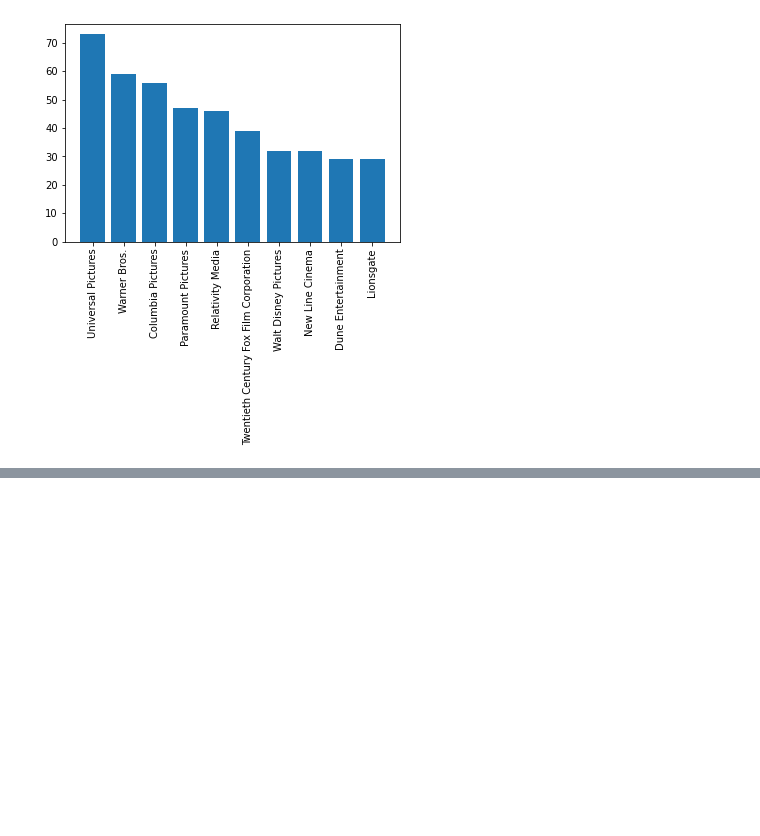
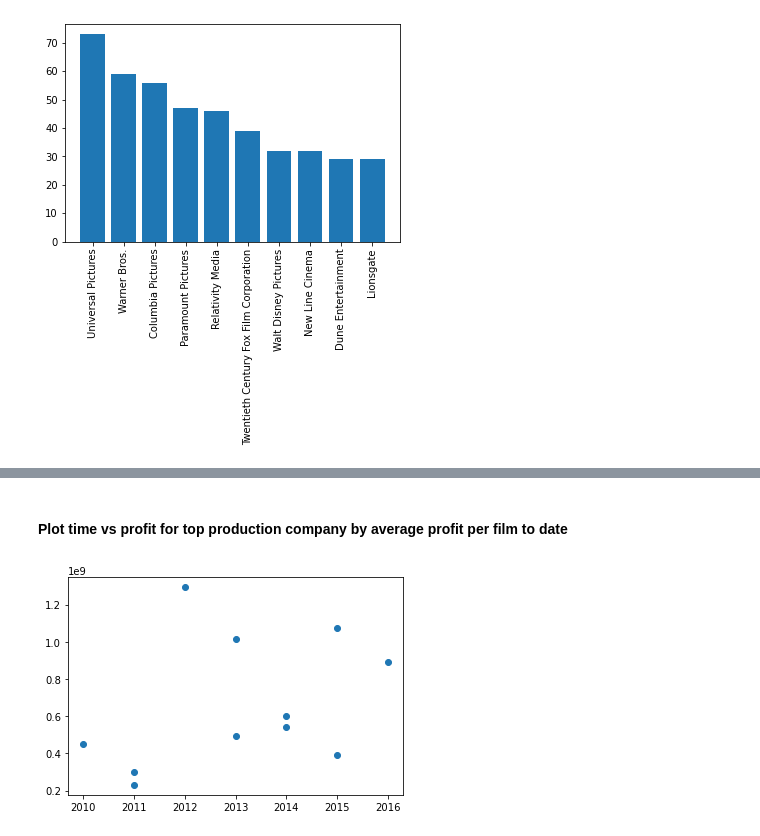
Before and after one commit to ran0027/microsoft_movie_analysis, a Jupyter notebook: Untitled.ipynb, the cells around one changed output, grey strips where cells are left out. Cells and saved outputs as stored; diff of their text form; code cells hidden in the pictures; blank space fills up the shorter version.

```diff
--- a/Untitled.ipynb
+++ b/Untitled.ipynb
@@ -1104,0 +1111,17 @@ Name: profit, Length: 1429, dtype: float64
+# %% [markdown]
+#### Plot time vs profit for top production company by average profit per film to date
+# %%
+query = ''' SELECT start_year, profit
+            FROM movies_by_production_companies
+            WHERE production_companies = 'Marvel Studios'
+            ORDER BY start_year
+            ;
+            '''
+
+marvel_year_profit = psdf(query)
+# %%
+fig, ax = plt.subplots()
+
+ax.scatter(marvel_year_profit.start_year.values, marvel_year_profit.profit.values);
+# %% [output]
+[figure, added]
```
Also changed, not shown: parts of 34 cells of this notebook.
